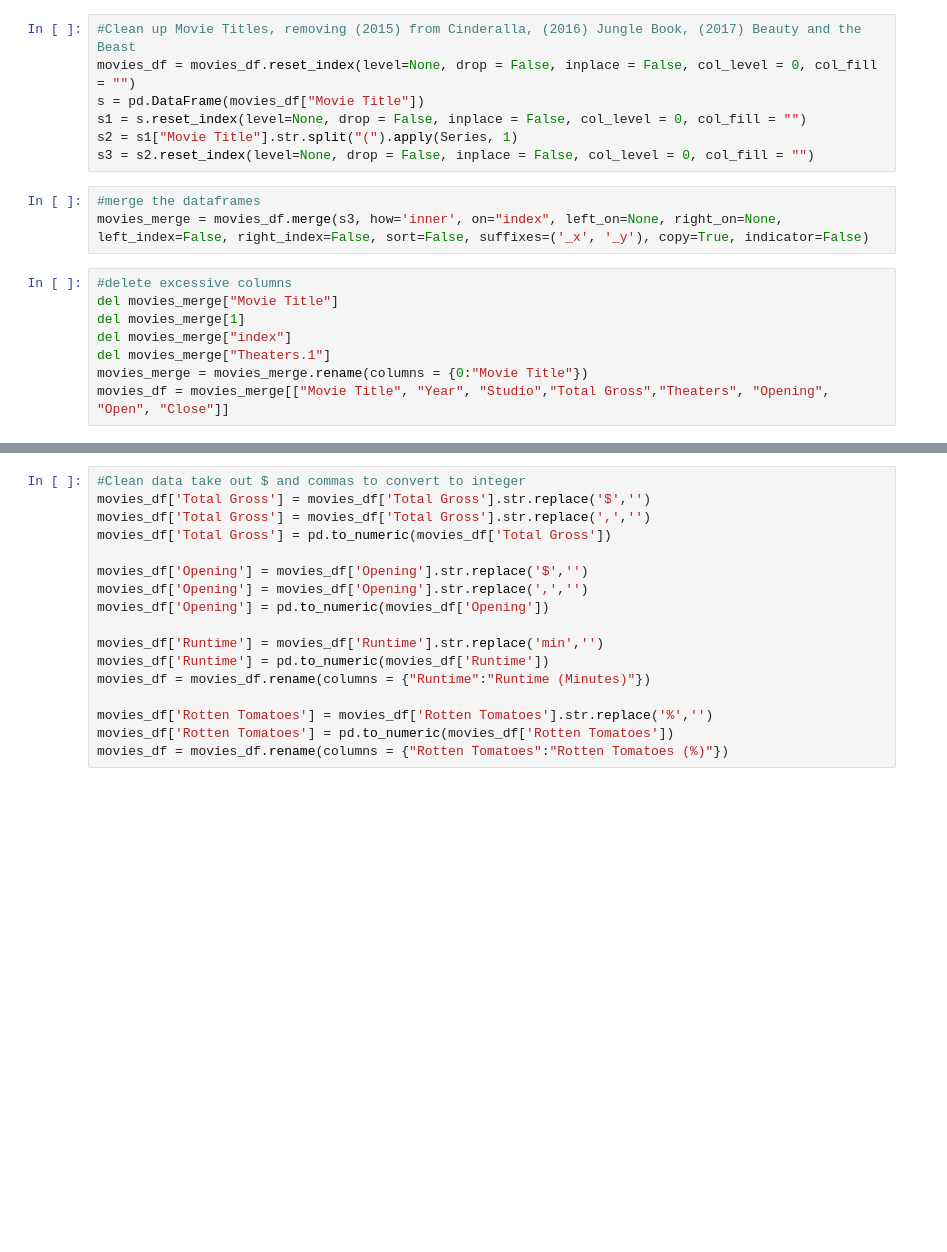
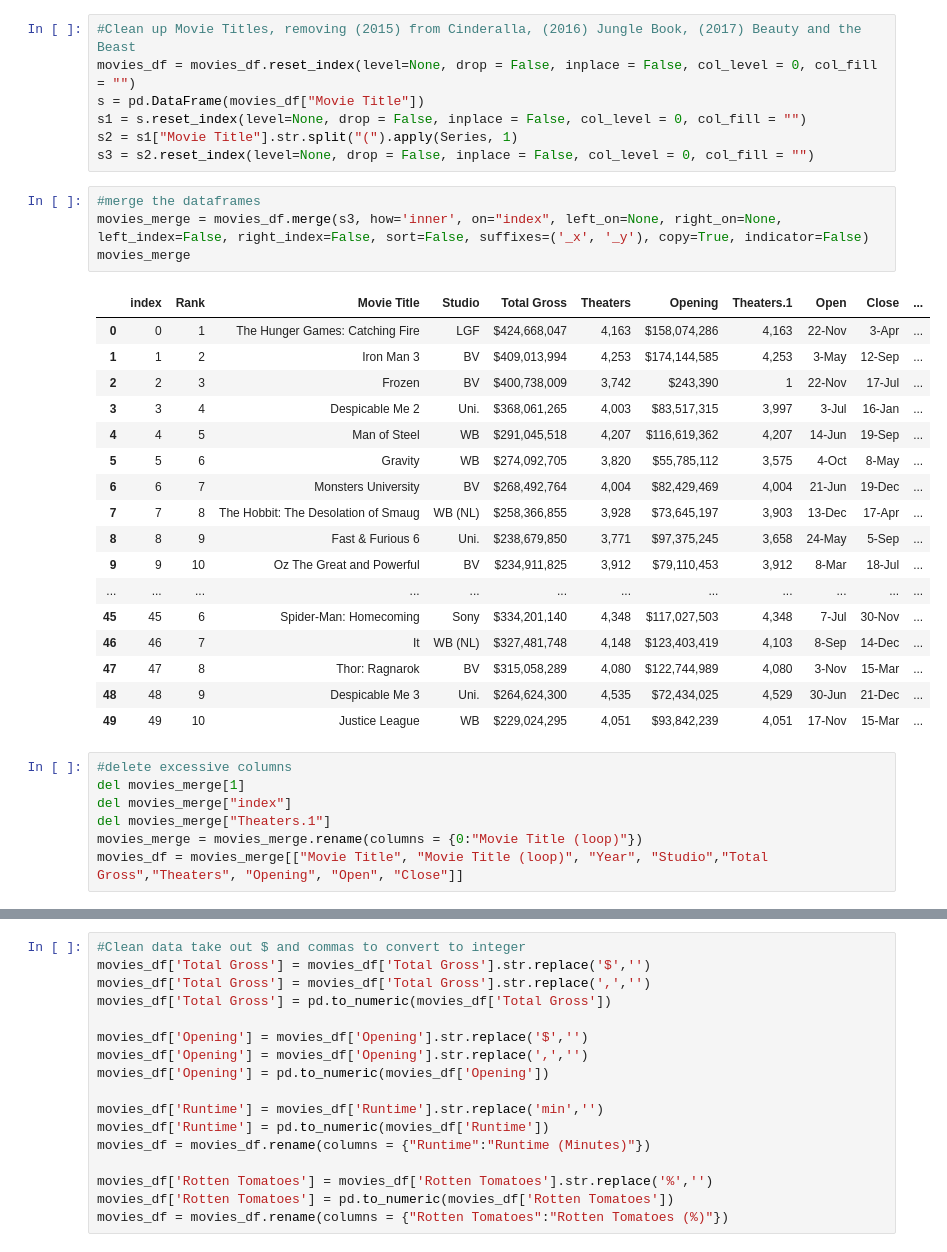
Before and after one commit to buechseli/Project-1-DS-Viz-Bootcamp, a Jupyter notebook: Movie DataFrame Complete .ipynb, the cells around one changed output, grey strips where cells are left out. Saved outputs shown, nothing was run; the diff lists cells and outputs as text; blank space fills up the shorter version.

```diff
--- a/Movie DataFrame Complete .ipynb
+++ b/Movie DataFrame Complete .ipynb
@@ -20,14 +20,32 @@ s3 = s2.reset_index(level=None, drop = False, inplace = False, col_level = 0, co
 # %%
 #merge the dataframes
 movies_merge = movies_df.merge(s3, how='inner', on="index", left_on=None, right_on=None, left_index=False, right_index=False, sort=False, suffixes=('_x', '_y'), copy=True, indicator=False)
+movies_merge
+# %% [output]
+|  | index | Rank | Movie Title | Studio | Total Gross | Theaters | Opening | Theaters.1 | Open | Close | ... |
+| 0 | 0 | 1 | The Hunger Games: Catching Fire | LGF | $424,668,047 | 4,163 | $158,074,286 | 4,163 | 22-Nov | 3-Apr | ... |
+| 1 | 1 | 2 | Iron Man 3 | BV | $409,013,994 | 4,253 | $174,144,585 | 4,253 | 3-May | 12-Sep | ... |
+| 2 | 2 | 3 | Frozen | BV | $400,738,009 | 3,742 | $243,390 | 1 | 22-Nov | 17-Jul | ... |
+| 3 | 3 | 4 | Despicable Me 2 | Uni. | $368,061,265 | 4,003 | $83,517,315 | 3,997 | 3-Jul | 16-Jan | ... |
+| 4 | 4 | 5 | Man of Steel | WB | $291,045,518 | 4,207 | $116,619,362 | 4,207 | 14-Jun | 19-Sep | ... |
+| 5 | 5 | 6 | Gravity | WB | $274,092,705 | 3,820 | $55,785,112 | 3,575 | 4-Oct | 8-May | ... |
+| 6 | 6 | 7 | Monsters University | BV | $268,492,764 | 4,004 | $82,429,469 | 4,004 | 21-Jun | 19-Dec | ... |
+| 7 | 7 | 8 | The Hobbit: The Desolation of Smaug | WB (NL) | $258,366,855 | 3,928 | $73,645,197 | 3,903 | 13-Dec | 17-Apr | ... |
+| 8 | 8 | 9 | Fast & Furious 6 | Uni. | $238,679,850 | 3,771 | $97,375,245 | 3,658 | 24-May | 5-Sep | ... |
+| 9 | 9 | 10 | Oz The Great and Powerful | BV | $234,911,825 | 3,912 | $79,110,453 | 3,912 | 8-Mar | 18-Jul | ... |
+| ... | ... | ... | ... | ... | ... | ... | ... | ... | ... | ... | ... |
+| 45 | 45 | 6 | Spider-Man: Homecoming | Sony | $334,201,140 | 4,348 | $117,027,503 | 4,348 | 7-Jul | 30-Nov | ... |
+| 46 | 46 | 7 | It | WB (NL) | $327,481,748 | 4,148 | $123,403,419 | 4,103 | 8-Sep | 14-Dec | ... |
+| 47 | 47 | 8 | Thor: Ragnarok | BV | $315,058,289 | 4,080 | $122,744,989 | 4,080 | 3-Nov | 15-Mar | ... |
+| 48 | 48 | 9 | Despicable Me 3 | Uni. | $264,624,300 | 4,535 | $72,434,025 | 4,529 | 30-Jun | 21-Dec | ... |
+| 49 | 49 | 10 | Justice League | WB | $229,024,295 | 4,051 | $93,842,239 | 4,051 | 17-Nov | 15-Mar | ... |
 # %%
 #delete excessive columns
-del movies_merge["Movie Title"]
 del movies_merge[1]
 del movies_merge["index"]
 del movies_merge["Theaters.1"]
-movies_merge = movies_merge.rename(columns = {0:"Movie Title"})
-movies_df = movies_merge[["Movie Title", "Year", "Studio","Total Gross","Theaters", "Opening", "Open", "Close"]]
+movies_merge = movies_merge.rename(columns = {0:"Movie Title (loop)"})
+movies_df = movies_merge[["Movie Title", "Movie Title (loop)", "Year", "Studio","Total Gross","Theaters", "Opening", "Open", "Close"]]
 # %%
 #Add the Additional Columns
 movies_df["Rated"] = ""
```
Also changed, not shown: parts of 2 cells of this notebook, 3 other files.
